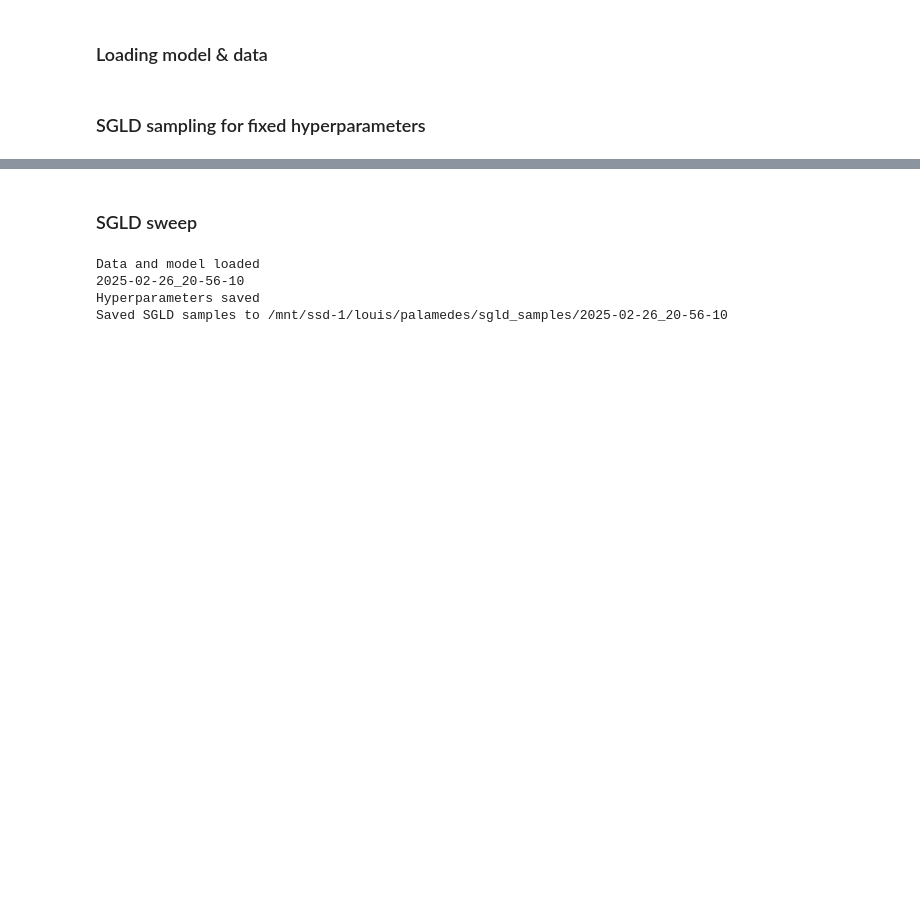
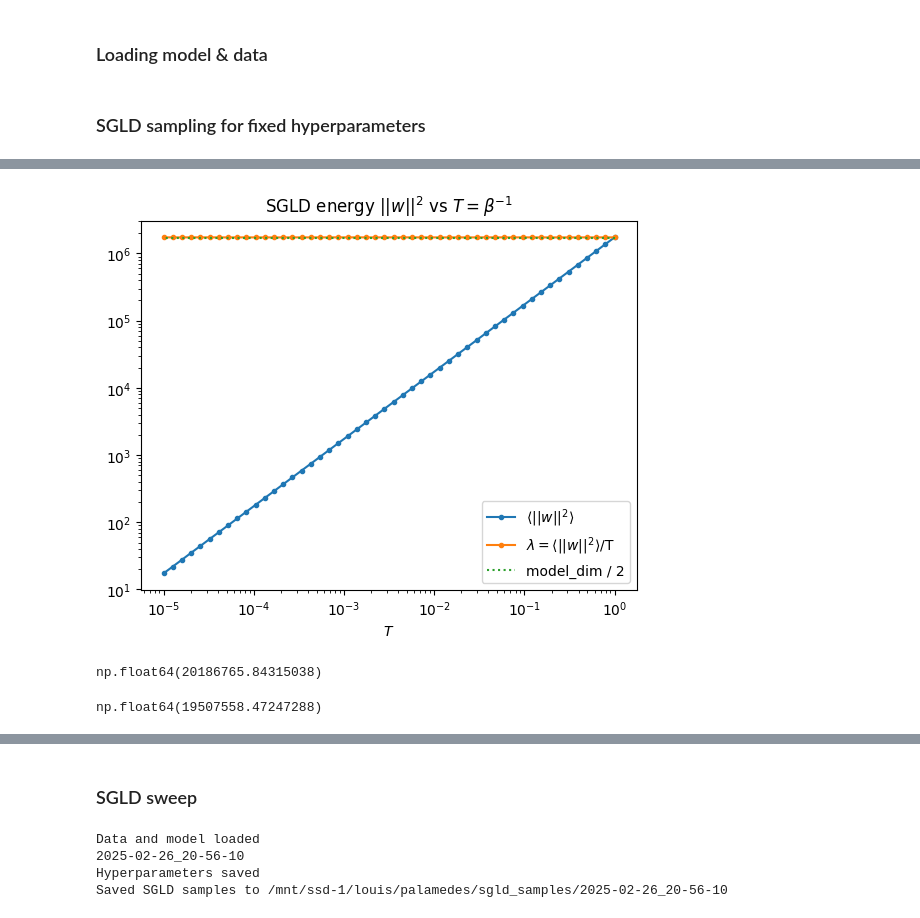
Before and after one commit to EleutherAI/tyche, a Jupyter notebook: notebooks/sgld_playground.ipynb, the cells around one changed output, grey strips where cells are left out. Saved outputs shown, nothing was run; the diff lists cells and outputs as text; code cells hidden in the pictures; blank space fills up the shorter version.

```diff
--- a/notebooks/sgld_playground.ipynb
+++ b/notebooks/sgld_playground.ipynb
@@ -89,0 +100,42 @@ plot_sgld_metric([sgld_dict], "loss", "SGLD loss").show()
+# %%
+model_dim = int(t.nn.utils.parameters_to_vector(model.parameters()).shape[0])
+# %%
+def sgld_quad_energy(gamma: float):
+    params = SGLDParams(
+        eps=1e-1 / gamma,  # total step size
+        gamma=gamma,  # localization term
+        batch_size=100,  # batch size
+        nbeta=0,  # this is not beta, but beta * n, where n= |whole dataset|
+        num_steps=100,  # number of steps
+        checkpoint_every=None,  # If integer, saves weights every checkpoint_every steps
+        save_dir=None,  # if not specified, it defaults to /mnt/ssd-1/louis/palamedes/sgld_samples/{current_time}
+        #device=device,
+    )
+    model = models_clean[-1]
+
+    sgld_dict = sgld(
+        model,
+        params,
+        dataset=[clean_ds, clean_ds_labels],
+        cost_fn="zero",
+        device=device,
+    )
+
+    return 1/2 * (np.array(sgld_dict["L2_distance_init"][-30:])**2).mean()
+# %%
+gammas = np.logspace(0, 5, 50)
+
+energies = np.array([sgld_quad_energy(gamma) for gamma in gammas])
+# %%
+
+plt.plot(1/gammas, energies, '.-', label="$\\langle ||w||^2 \\rangle$")
+plt.plot(1/gammas, gammas * energies, '.-', label="$\\lambda = \\langle ||w||^2 \\rangle$/T")
+plt.plot(1/gammas, model_dim / 2 * np.ones_like(gammas), ':', label="model_dim / 2")
+plt.xscale("log")
+plt.yscale("log")
+plt.xlabel("$T$")
+plt.legend()
+plt.title("SGLD energy $||w||^2$ vs $T=\\beta^{-1}$")
+plt.show()
+# %% [output]
+[figure, added]
@@ -89,0 +158,9 @@ plot_sgld_metric([sgld_dict], "loss", "SGLD loss").show()
+# %%
+Dlog_Z[-1]
+# %% [output]
+np.float64(20186765.84315038)
+# %%
+# theoretical prediction: N / 2 * np.log(gamma_max / gamma_min)
+model_dim / 2 * np.log(gammas[-1] / gammas[0])
+# %% [output]
+np.float64(19507558.47247288)
```
Also changed, not shown: parts of 8 cells of this notebook.
